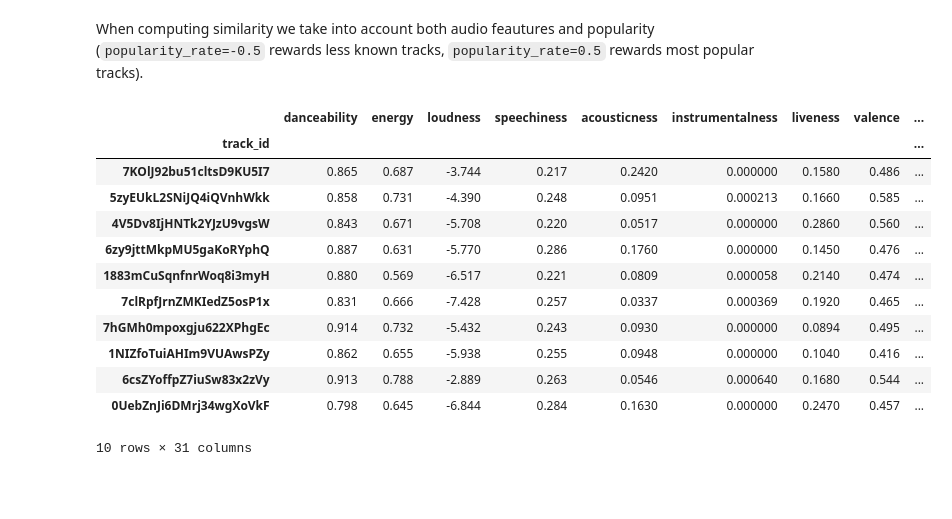
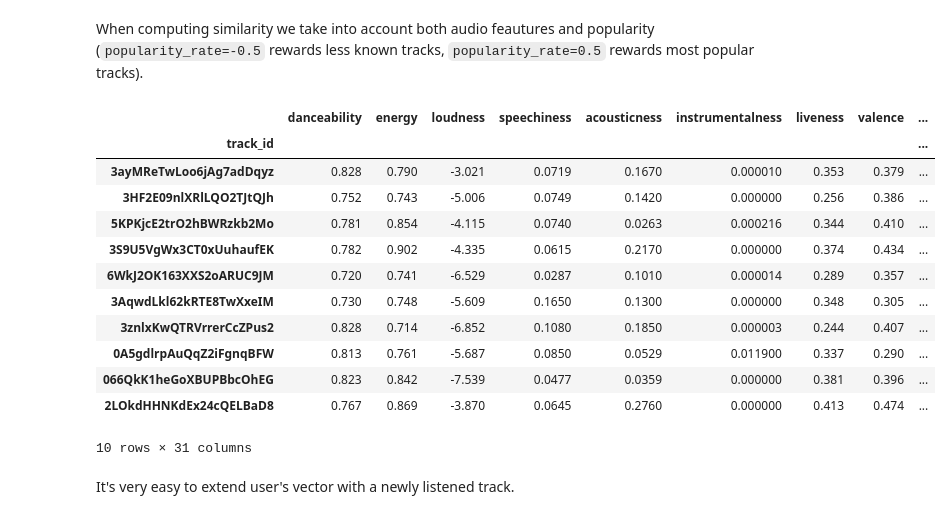
Before and after one commit to pawlooss1/spotify-data-mining, a Jupyter notebook: notebooks/recomm_sys_demo.ipynb, the cells around one changed output. Saved outputs shown, nothing was run; the diff lists cells and outputs as text; code cells hidden in the pictures; blank space fills up the shorter version.

Commit message:
Created UserVector class and implemented adding method

```diff
--- a/notebooks/recomm_sys_demo.ipynb
+++ b/notebooks/recomm_sys_demo.ipynb
@@ -98,7 +98,7 @@ tracks_db_scaled.head()
 Let's pretend we have some listening history. Each time user listens to
 some track, it gets added to his dataframe.
 # %%
-tracks_user = tracks_db.sample(2, random_state=7)
+tracks_user = tracks_db.sample(1, random_state=7)
 tracks_user.head()
 # %% [output]
 |  | danceability | energy | loudness | speechiness | acousticness | instrumentalness | liveness | valence | ... |
@@ -131,3 +111,37 @@ def get_user_vector(tracks_user, scaler, beta=0.9):
+# %%
+class UserVector:
+    def __init__(self, tracks, scaler, beta=0.9):
+        self.beta = beta
+        self.popularity_col_idx = self._get_popularity_col_idx(tracks)
+        self.vec = self.build_vec(tracks, scaler)
+
+    def build_vec(self, tracks, scaler):
+        vec = tracks.to_numpy()
+        vec = scaler.transform(vec)
+
+        # Determine n_streams column number and remove it
+        vec = np.delete(vec, self.popularity_col_idx, 1)
+
+        # EMA
+        vec_weighted = 0
+        for t in range(1, vec.shape[0]+1):
+            vec_weighted = self.beta*vec_weighted + (1-self.beta)*vec[t-1]
+
+        vec_weighted = vec_weighted.reshape(1, -1)
+
+        return vec_weighted
+
+    def add_track(self, track):
+        track_vec = track.to_numpy().reshape(1, -1)
+        track_vec = scaler.transform(track_vec)
+
+        # Determine n_streams column number and remove it
+        track_vec = np.delete(track_vec, self.popularity_col_idx, 1)
+
+        self.vec = self.beta*self.vec + (1-self.beta)*track_vec
+
+    def _get_popularity_col_idx(self, df):
+        return np.nonzero(df.columns == 'n_streams')[0][0]
 # %% [markdown]
 When computing similarity we take into account both audio feautures and
 popularity (`popularity_rate=-0.5` rewards less known tracks, `popularity_rate=0.5`
@@ -138,30 +152,32 @@ def get_similarites(tracks_db_scaled, user_vector, popularity_rate=0):
     tracks_db_scaled = tracks_db_scaled.drop(['n_streams'], axis=1)
 
     audio_similarities = cosine_similarity(
-                            tracks_db_scaled, user_vector)
+                            tracks_db_scaled, user_vector.vec)
     similarities = audio_similarities + popularity_rate*n_streams
 
     return similarities
 # %%
-user_vector = get_user_vector(tracks_user, scaler)
+user_vector = UserVector(tracks_user, scaler)
 similarities = get_similarites(tracks_db_scaled, user_vector, popularity_rate=0)
 tracks_db_sim = tracks_db.assign(similarity=similarities)
 
 # Drop tracks that are already there in user history
 # tracks_db = tracks_db.drop(tracks_user.index)
 
 tracks_db_sim.sort_values('similarity', ascending=False).iloc[:10]
 # %% [output]
 |  | danceability | energy | loudness | speechiness | acousticness | instrumentalness | liveness | valence | ... |
 | track_id |  |  |  |  |  |  |  |  | ... |
-| 7KOlJ92bu51cltsD9KU5I7 | 0.865 | 0.687 | -3.744 | 0.217 | 0.2420 | 0.000000 | 0.1580 | 0.486 | ... |
-| 5zyEUkL2SNiJQ4iQVnhWkk | 0.858 | 0.731 | -4.390 | 0.248 | 0.0951 | 0.000213 | 0.1660 | 0.585 | ... |
-| 4V5Dv8IjHNTk2YJzU9vgsW | 0.843 | 0.671 | -5.708 | 0.220 | 0.0517 | 0.000000 | 0.2860 | 0.560 | ... |
-| 6zy9jttMkpMU5gaKoRYphQ | 0.887 | 0.631 | -5.770 | 0.286 | 0.1760 | 0.000000 | 0.1450 | 0.476 | ... |
-| 1883mCuSqnfnrWoq8i3myH | 0.880 | 0.569 | -6.517 | 0.221 | 0.0809 | 0.000058 | 0.2140 | 0.474 | ... |
-| 7clRpfJrnZMKIedZ5osP1x | 0.831 | 0.666 | -7.428 | 0.257 | 0.0337 | 0.000369 | 0.1920 | 0.465 | ... |
-| 7hGMh0mpoxgju622XPhgEc | 0.914 | 0.732 | -5.432 | 0.243 | 0.0930 | 0.000000 | 0.0894 | 0.495 | ... |
-| 1NIZfoTuiAHIm9VUAwsPZy | 0.862 | 0.655 | -5.938 | 0.255 | 0.0948 | 0.000000 | 0.1040 | 0.416 | ... |
-| 6csZYoffpZ7iuSw83x2zVy | 0.913 | 0.788 | -2.889 | 0.263 | 0.0546 | 0.000640 | 0.1680 | 0.544 | ... |
-| 0UebZnJi6DMrj34wgXoVkF | 0.798 | 0.645 | -6.844 | 0.284 | 0.1630 | 0.000000 | 0.2470 | 0.457 | ... |
+| 3ayMReTwLoo6jAg7adDqyz | 0.828 | 0.790 | -3.021 | 0.0719 | 0.1670 | 0.000010 | 0.353 | 0.379 | ... |
+| 3HF2E09nlXRlLQO2TJtQJh | 0.752 | 0.743 | -5.006 | 0.0749 | 0.1420 | 0.000000 | 0.256 | 0.386 | ... |
+| 5KPKjcE2trO2hBWRzkb2Mo | 0.781 | 0.854 | -4.115 | 0.0740 | 0.0263 | 0.000216 | 0.344 | 0.410 | ... |
+| 3S9U5VgWx3CT0xUuhaufEK | 0.782 | 0.902 | -4.335 | 0.0615 | 0.2170 | 0.000000 | 0.374 | 0.434 | ... |
+| 6WkJ2OK163XXS2oARUC9JM | 0.720 | 0.741 | -6.529 | 0.0287 | 0.1010 | 0.000014 | 0.289 | 0.357 | ... |
+| 3AqwdLkl62kRTE8TwXxeIM | 0.730 | 0.748 | -5.609 | 0.1650 | 0.1300 | 0.000000 | 0.348 | 0.305 | ... |
+| 3znlxKwQTRVrrerCcZPus2 | 0.828 | 0.714 | -6.852 | 0.1080 | 0.1850 | 0.000003 | 0.244 | 0.407 | ... |
+| 0A5gdlrpAuQqZ2iFgnqBFW | 0.813 | 0.761 | -5.687 | 0.0850 | 0.0529 | 0.011900 | 0.337 | 0.290 | ... |
+| 066QkK1heGoXBUPBbcOhEG | 0.823 | 0.842 | -7.539 | 0.0477 | 0.0359 | 0.000000 | 0.381 | 0.396 | ... |
+| 2LOkdHHNKdEx24cQELBaD8 | 0.767 | 0.869 | -3.870 | 0.0645 | 0.2760 | 0.000000 | 0.413 | 0.474 | ... |
 10 rows × 31 columns
+# %% [markdown]
+It's very easy to extend user's vector with a newly listened track.
```
Also changed, not shown: parts of 3 cells of this notebook.
